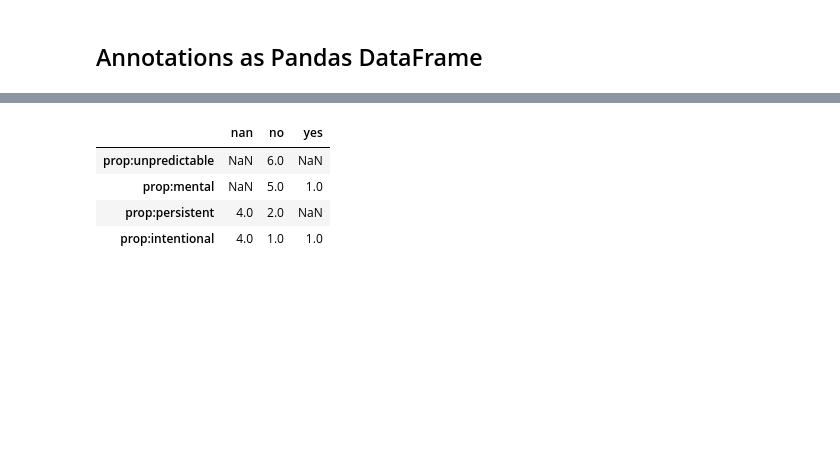
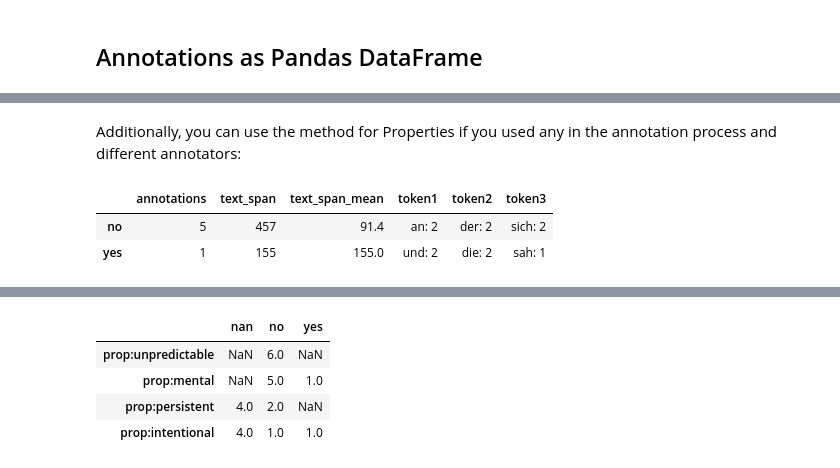
Before and after one commit to forTEXT/gitma, a Jupyter notebook: demo_notebooks/explore_annotations.ipynb, the cells around one changed output, grey strips where cells are left out. Saved outputs shown, nothing was run; the diff lists cells and outputs as text; code cells hidden in the pictures; blank space fills up the shorter version.

```diff
--- a/demo_notebooks/explore_annotations.ipynb
+++ b/demo_notebooks/explore_annotations.ipynb
@@ -85,0 +99,8 @@ my_project.ac_dict['ac_2'].df
+# %% [markdown]
+Additionally, you can use the method for Properties if you used any in the annotation process and different annotators:
+# %%
+my_project.ac_dict['ac_2'].tag_stats(tag_col='prop:mental', ranking=3, stopwords=['in', 'im'])
+# %% [output]
+|  | annotations | text_span | text_span_mean | token1 | token2 | token3 |
+| no | 5 | 457 | 91.4 | an: 2 | der: 2 | sich: 2 |
+| yes | 1 | 155 | 155.0 | und: 2 | die: 2 | sah: 1 |
```
Also changed, not shown: parts of 11 cells of this notebook, 2 other files.
